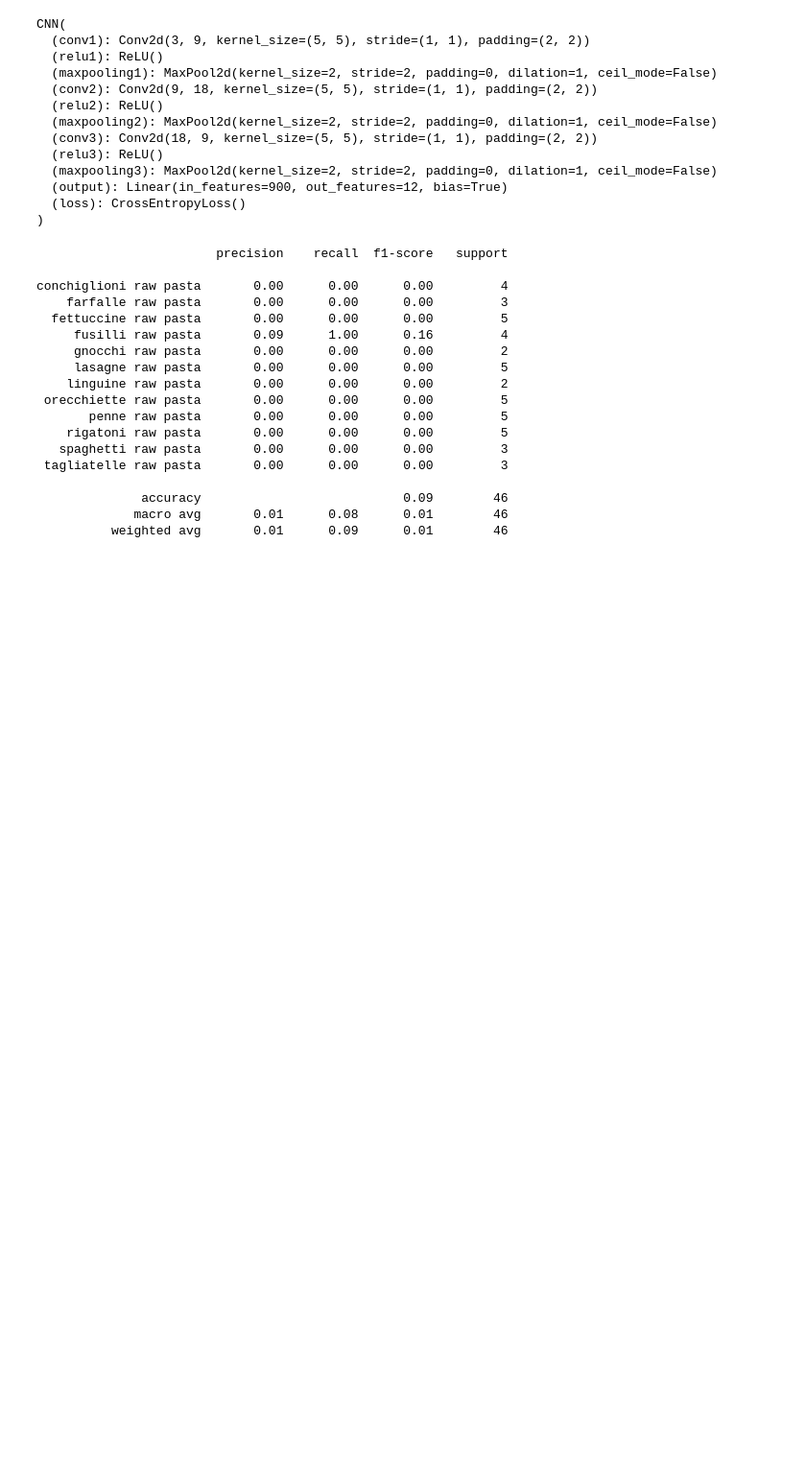
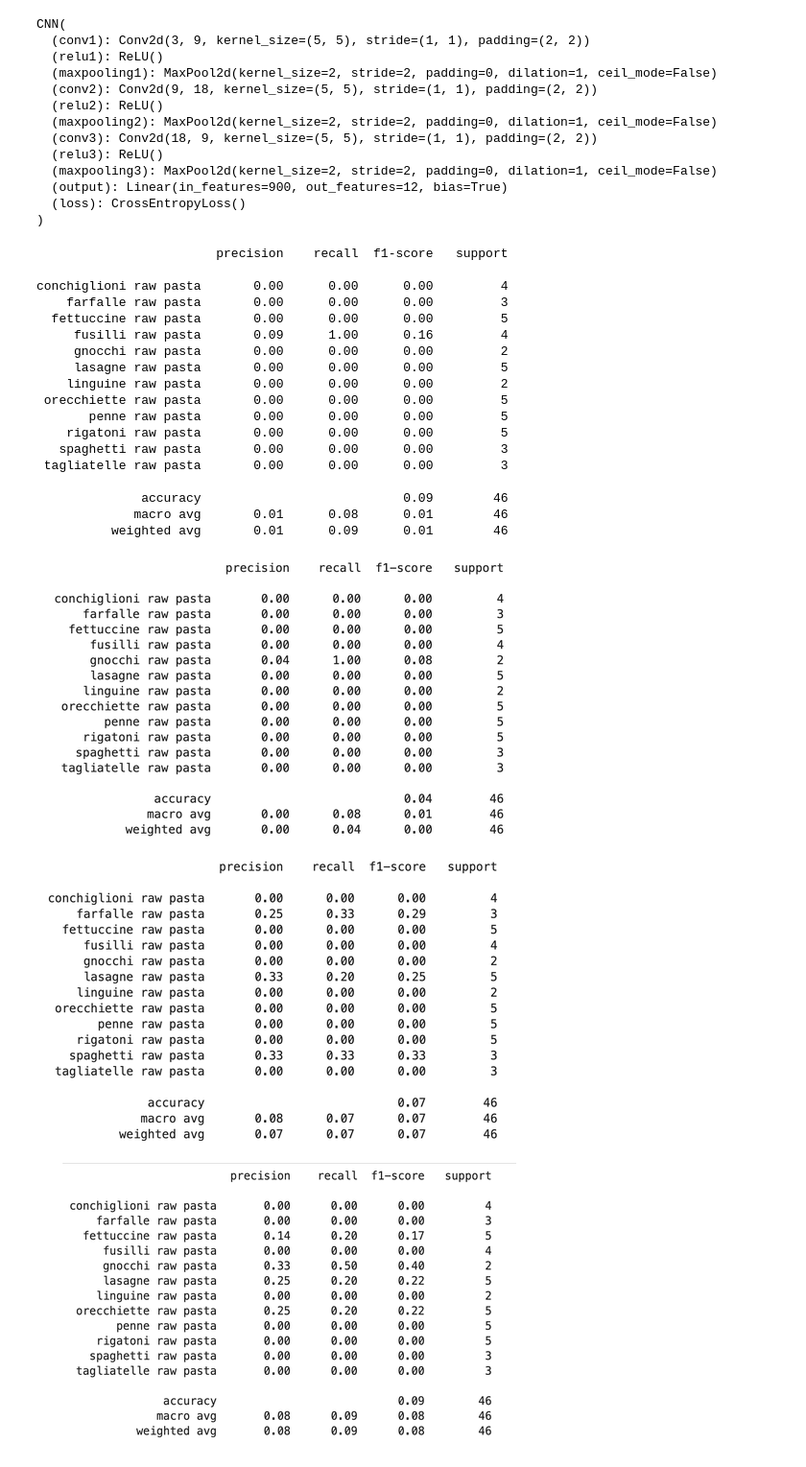
Before and after one commit to pheygiod/pasta_classifier, a Jupyter notebook: model_building.ipynb, the cells around one changed output. Shown at 96% size. Drawn from its saved outputs; the diff is of its cells as text; code cells hidden in the pictures; blank space fills up the shorter version.

```diff
--- a/model_building.ipynb
+++ b/model_building.ipynb
@@ -314,3 +314,18 @@ conchiglioni raw pasta       0.00      0.00      0.00         4
               accuracy                           0.09        46
              macro avg       0.01      0.08      0.01        46
           weighted avg       0.01      0.09      0.01        46
+# %%
+# Displaying the metrics for each model trained
+list_of_metrics_imgs = ['pasta_metrics_1st_model.png', 'pasta_metrics_2nd_model.png', 'pasta_metrics_3rd_model.png', 'pasta_metrics_4th_model.png']
+
+from IPython.display import Image
+from PIL import Image
+
+for img in list_of_metrics_imgs:
+    image = Image.open(img)
+    image = image.resize((500,300),Image.ANTIALIAS)
+    display(image)
+# %% [output]
+[figure, added]
+[figure, added]
+[figure, added]
```
Also changed, not shown: parts of 2 cells of this notebook, 9 other files.
